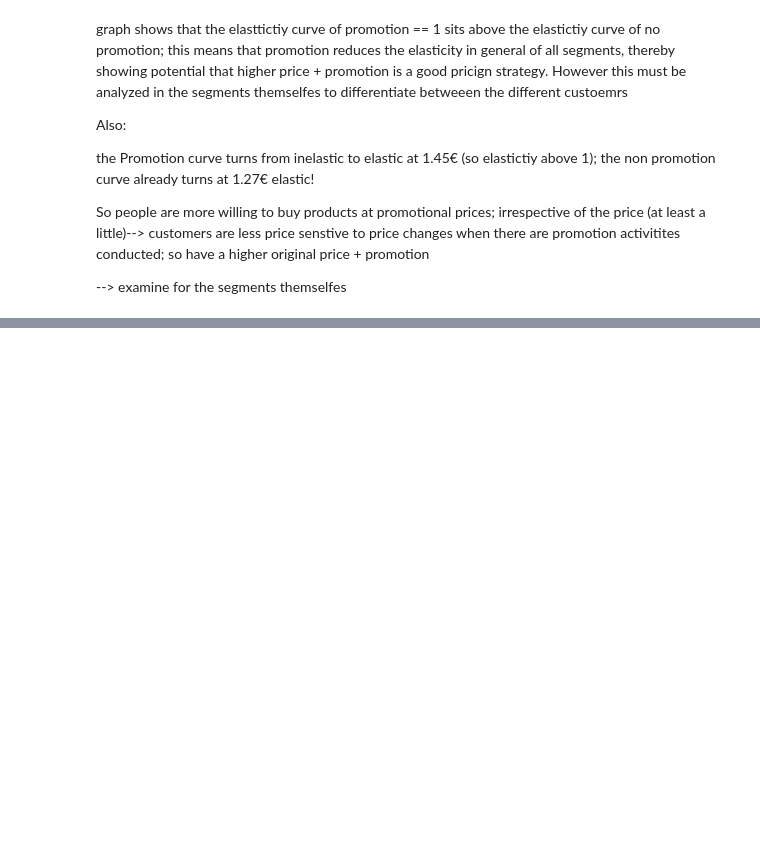
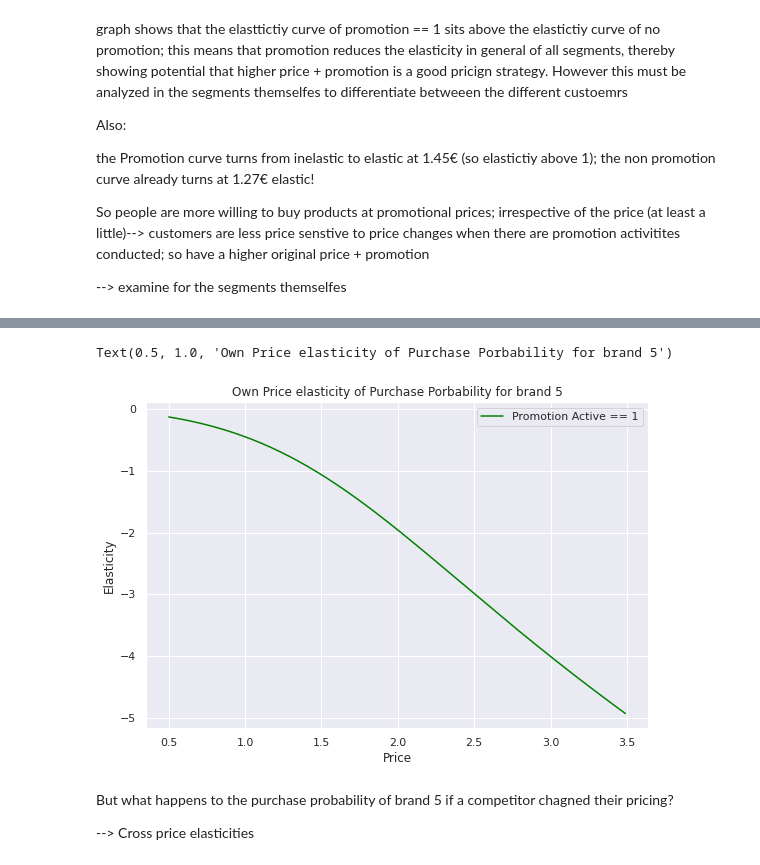
Before and after one commit to AngeloBarisano/customer_analysis_course, a Jupyter notebook: notebooks/Customer_analytics_predictive_analysis.ipynb, the cells around one changed output, grey strips where cells are left out. Cells and saved outputs as stored; diff of their text form; code cells hidden in the pictures; blank space fills up the shorter version.

Commit message:
Own price elasticity

```diff
--- a/notebooks/Customer_analytics_predictive_analysis.ipynb
+++ b/notebooks/Customer_analytics_predictive_analysis.ipynb
@@ -737,0 +891,2 @@ So people are more willing to buy products at promotional prices; irrespective o
+# %%
+pr_own_brand_5 = predict_brand_5[: ][:, 4]
@@ -737,0 +899,9 @@ So people are more willing to buy products at promotional prices; irrespective o
+# %%
+# now calcualte the purchase elasticity
+beta5 = bc_coef.iloc[-1, -1]
+# %%
+own_price_elastiticty_brand_5 = beta5 * price_range * (1 - pr_own_brand_5)
+# %%
+# add it to the overall elasticities dataframe
+
+df_price_elasticities['Brand_5'] = own_price_elastiticty_brand_5
@@ -737,0 +924,15 @@ So people are more willing to buy products at promotional prices; irrespective o
+# %%
+# display both
+plt.figure(figsize = (9,6))
+plt.plot(price_range, df_price_elasticities.Elasticity_Promotion_1, color = 'green')
+plt.legend(['Promotion Active == 1', 'Promotion Inactive == 0'])
+plt.xlabel('Price')
+plt.ylabel('Elasticity')
+plt.title('Own Price elasticity of Purchase Porbability for brand 5')
+# %% [output]
+Text(0.5, 1.0, 'Own Price elasticity of Purchase Porbability for brand 5')
+[figure, added]
+# %% [markdown]
+But what happens to the purchase probability of brand 5 if a competitor chagned their pricing?
+
+--> Cross price elasticities
```
Also changed, not shown: parts of 24 cells of this notebook.
